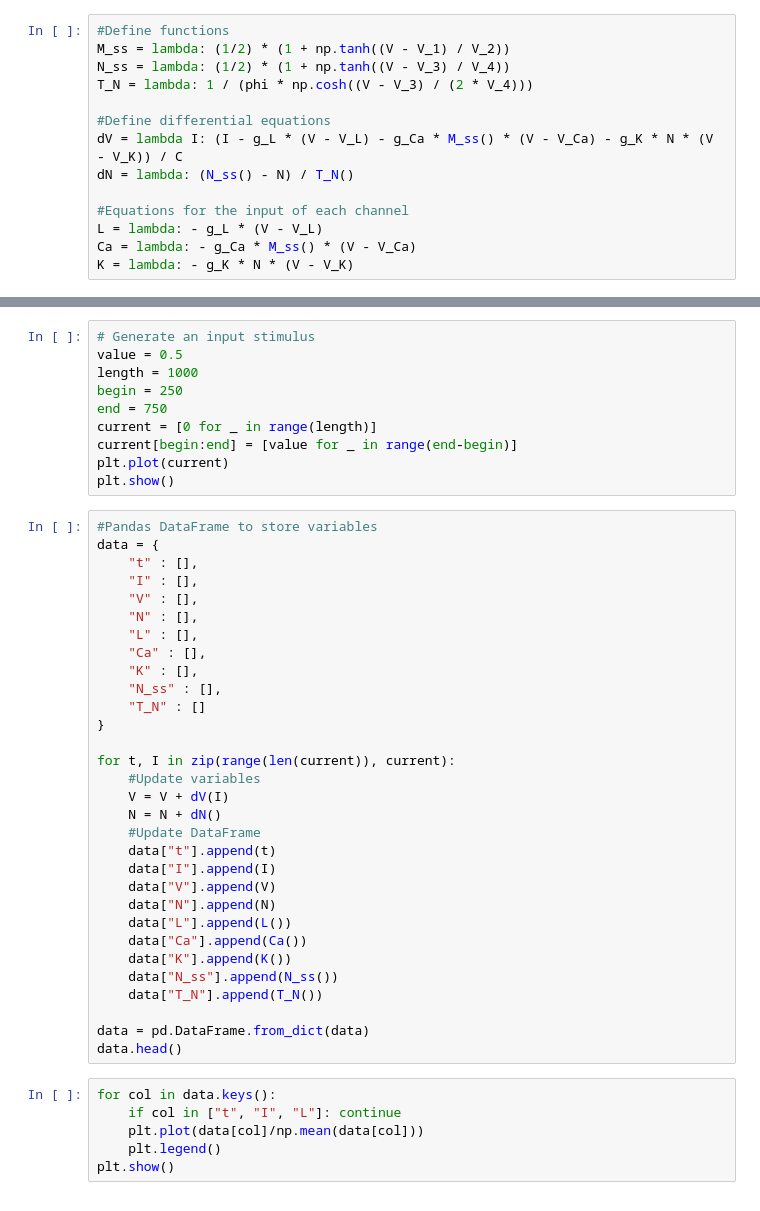
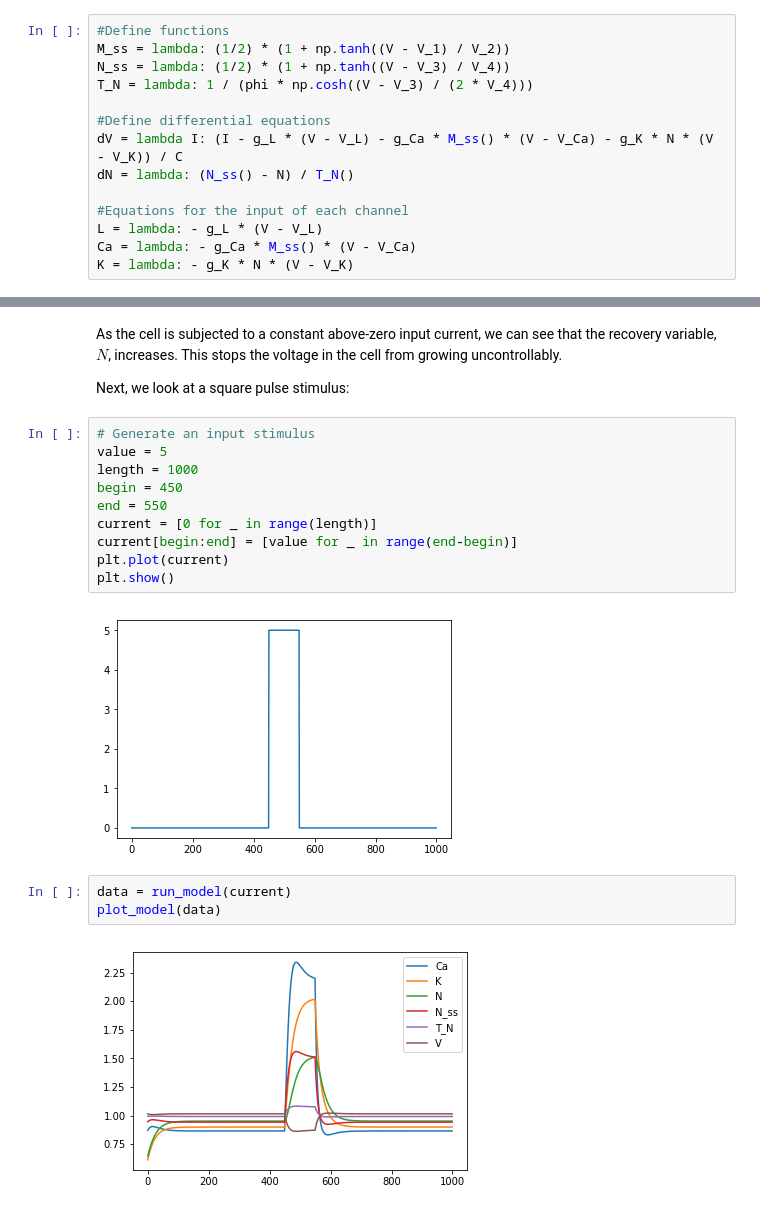
Before and after one commit to jonmarty/Morris-Lecar, a Jupyter notebook: MorrisLecar.ipynb, the cells around one changed output, grey strips where cells are left out. Drawn from its saved outputs; the diff is of its cells as text.

```diff
--- a/MorrisLecar.ipynb
+++ b/MorrisLecar.ipynb
@@ -82,47 +136,21 @@ plt.show()
+# %% [markdown]
+As the cell is subjected to a constant above-zero input current, we can see that the recovery variable, $N$, increases. This stops the voltage in the cell from growing uncontrollably.
+
+Next, we look at a square pulse stimulus:
 # %%
 # Generate an input stimulus
-value = 0.5
+value = 5
 length = 1000
-begin = 250
-end = 750
+begin = 450
+end = 550
 current = [0 for _ in range(length)]
 current[begin:end] = [value for _ in range(end-begin)]
 plt.plot(current)
 plt.show()
+# %% [output]
+[figure, added]
-# %%
-#Pandas DataFrame to store variables
-data = {
-    "t" : [],
-    "I" : [],
-    "V" : [],
-    "N" : [],
-    "L" : [],
-    "Ca" : [],
-    "K" : [],
-    "N_ss" : [],
-    "T_N" : []
-}
-
-for t, I in zip(range(len(current)), current):
-	#Update variables
-	V = V + dV(I)
-	N = N + dN()
-	#Update DataFrame
-	data["t"].append(t)
-	data["I"].append(I)
-	data["V"].append(V)
-	data["N"].append(N)
-	data["L"].append(L())
-	data["Ca"].append(Ca())
-	data["K"].append(K())
-	data["N_ss"].append(N_ss())
-	data["T_N"].append(T_N())
-
-data = pd.DataFrame.from_dict(data)
-data.head()
-# %%
-for col in data.keys():
-    if col in ["t", "I", "L"]: continue
-    plt.plot(data[col]/np.mean(data[col]))
-    plt.legend()
-plt.show()
+# %%
+data = run_model(current)
+plot_model(data)
+# %% [output]
+[figure, added]
```
Also changed, not shown: parts of 17 cells of this notebook.
